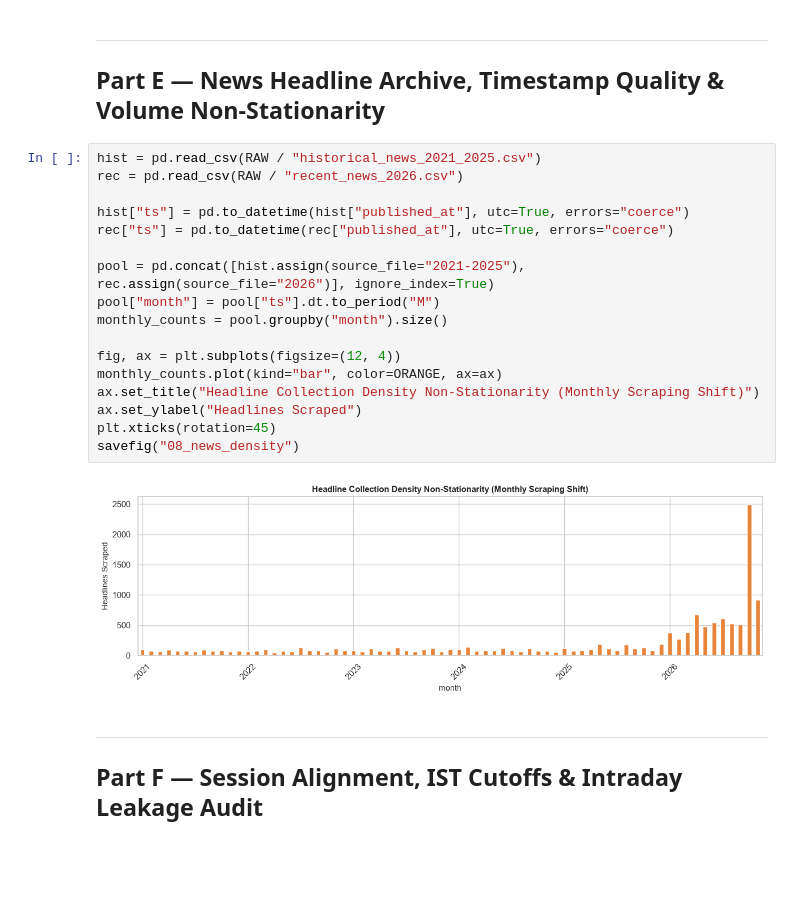
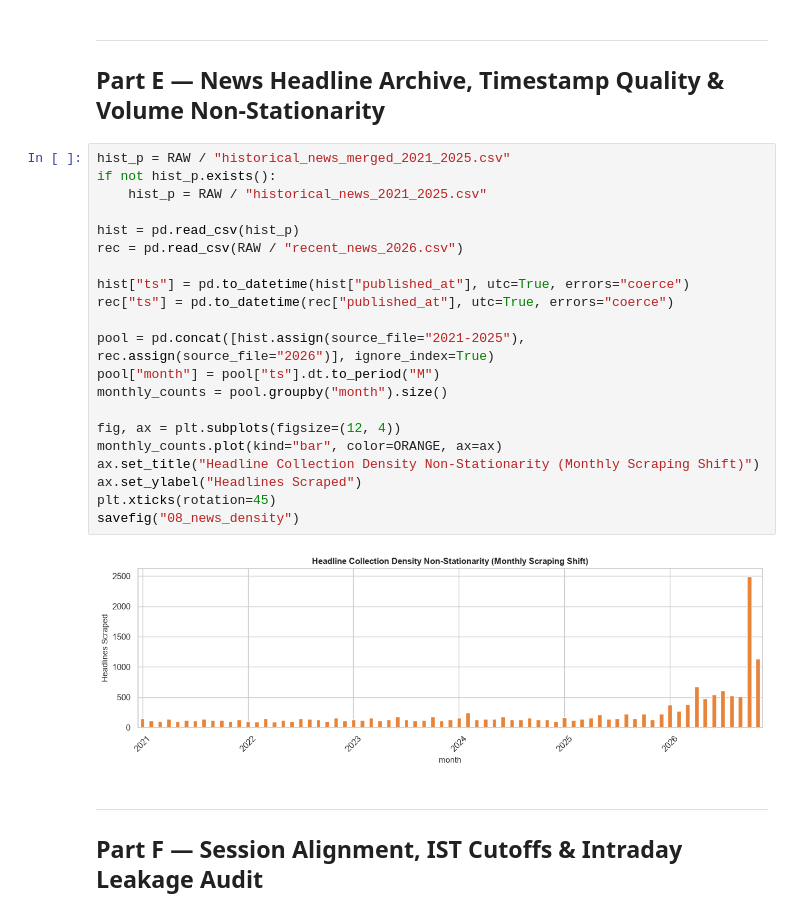
Before and after one commit to SVDKWTD/finance-IDC, a Jupyter notebook: notebooks/Finance_IDC_EDA.ipynb, the cells around one changed output. Drawn from its saved outputs; the diff is of its cells as text; blank space fills up the shorter version.

```diff
--- a/notebooks/Finance_IDC_EDA.ipynb
+++ b/notebooks/Finance_IDC_EDA.ipynb
@@ -260,24 +255,28 @@ savefig("05_external_market_correlation")
 ---
 ## Part E — News Headline Archive, Timestamp Quality & Volume Non-Stationarity
 # %%
-hist = pd.read_csv(RAW / "historical_news_2021_2025.csv")
+hist_p = RAW / "historical_news_merged_2021_2025.csv"
+if not hist_p.exists():
+    hist_p = RAW / "historical_news_2021_2025.csv"
+
+hist = pd.read_csv(hist_p)
 rec = pd.read_csv(RAW / "recent_news_2026.csv")
 
 hist["ts"] = pd.to_datetime(hist["published_at"], utc=True, errors="coerce")
 rec["ts"] = pd.to_datetime(rec["published_at"], utc=True, errors="coerce")
 
 pool = pd.concat([hist.assign(source_file="2021-2025"), rec.assign(source_file="2026")], ignore_index=True)
 pool["month"] = pool["ts"].dt.to_period("M")
 monthly_counts = pool.groupby("month").size()
 
 fig, ax = plt.subplots(figsize=(12, 4))
 monthly_counts.plot(kind="bar", color=ORANGE, ax=ax)
 ax.set_title("Headline Collection Density Non-Stationarity (Monthly Scraping Shift)")
 ax.set_ylabel("Headlines Scraped")
 plt.xticks(rotation=45)
 savefig("08_news_density")
 # %% [output]
-[figure, old version]
+[figure, new version]
 # %% [markdown]
 ---
 ## Part F — Session Alignment, IST Cutoffs & Intraday Leakage Audit
```
Also changed, not shown: parts of 15 cells of this notebook, 24 other files.
